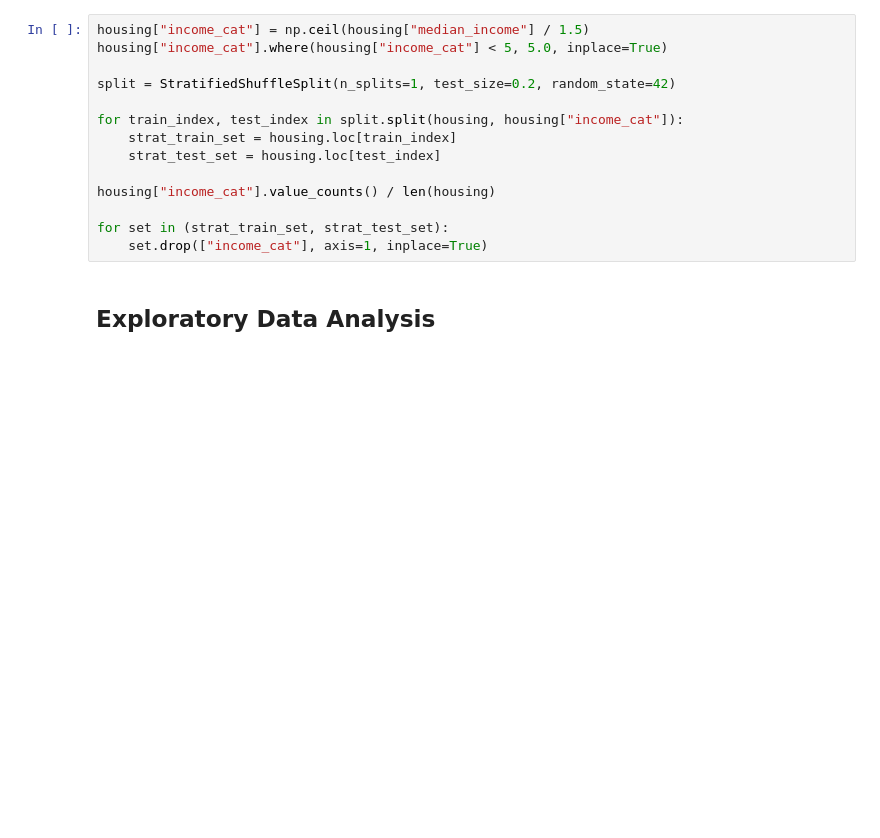
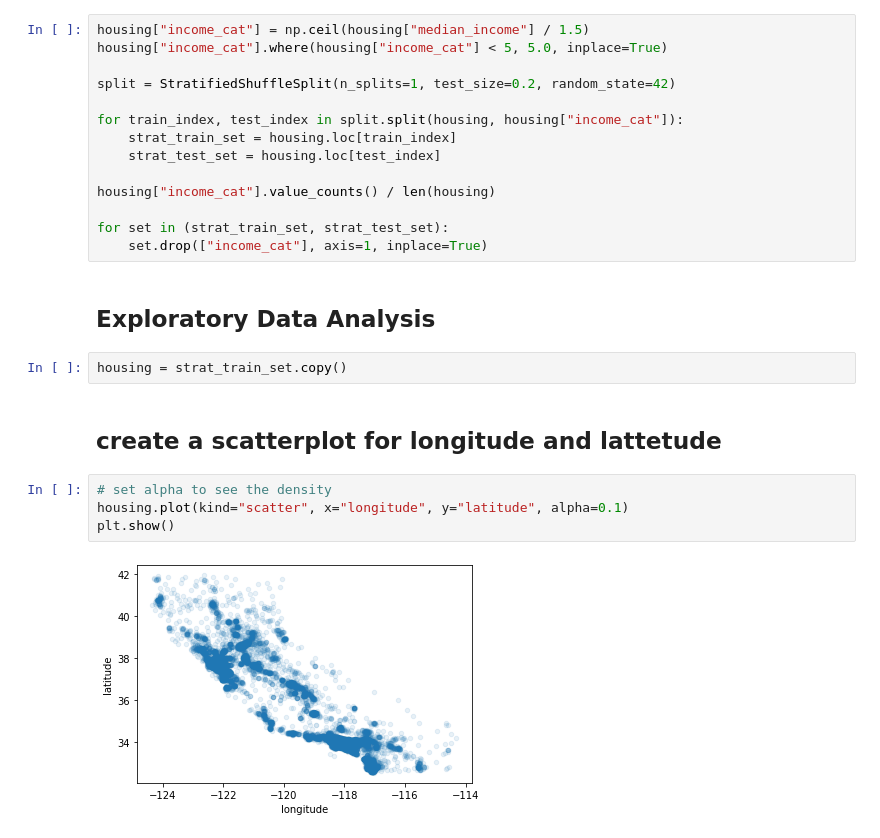
Before and after one commit to sanatanonline/pynb-codes, a Jupyter notebook: src/housing.ipynb, the cells around one changed output. Cells and saved outputs as stored; diff of their text form; blank space fills up the shorter version.

```diff
--- a/src/housing.ipynb
+++ b/src/housing.ipynb
@@ -119,3 +124,13 @@ for set in (strat_train_set, strat_test_set):
     set.drop(["income_cat"], axis=1, inplace=True)
 # %% [markdown]
 ## Exploratory Data Analysis
+# %%
+housing = strat_train_set.copy()
+# %% [markdown]
+## create a scatterplot for longitude and lattetude
+# %%
+# set alpha to see the density
+housing.plot(kind="scatter", x="longitude", y="latitude", alpha=0.1)
+plt.show()
+# %% [output]
+[figure, added]
```
Also changed, not shown: parts of 18 cells of this notebook, 1 other file.
